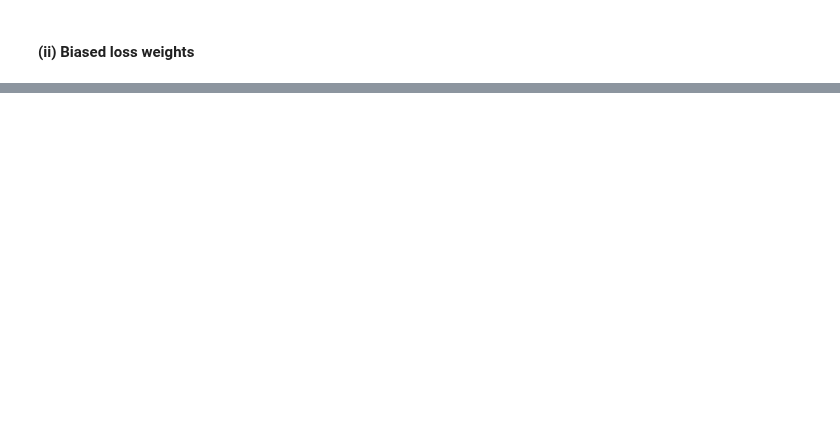
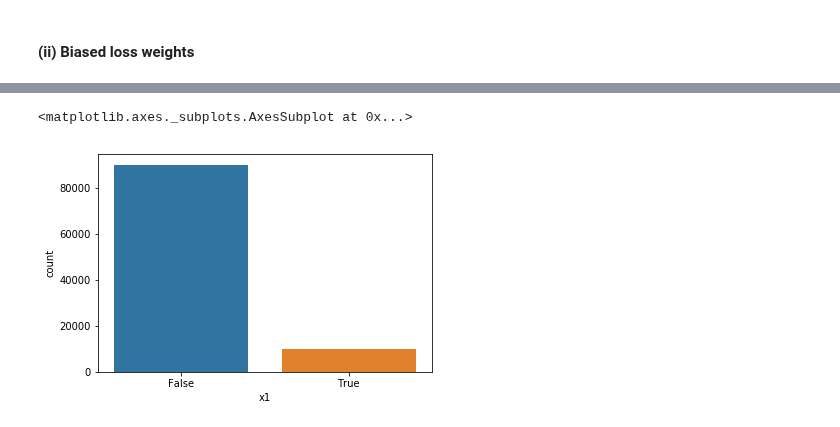
Before and after one commit to synthesized-io/insight, a Jupyter notebook: evaluation/basic_synthetic_distributions.ipynb, the cells around one changed output, grey strips where cells are left out. Drawn from its saved outputs; the diff is of its cells as text; code cells hidden in the pictures; blank space fills up the shorter version.

```diff
--- a/evaluation/basic_synthetic_distributions.ipynb
+++ b/evaluation/basic_synthetic_distributions.ipynb
@@ -361,0 +284,5 @@ df_synthesized, value_types = synthesize(
+# %%
+sns.countplot(df_original['x1'])
+# %% [output]
+<matplotlib.axes._subplots.AxesSubplot at 0x...>
+[figure, added]
```
Also changed, not shown: parts of 15 cells of this notebook, 7 other files.
